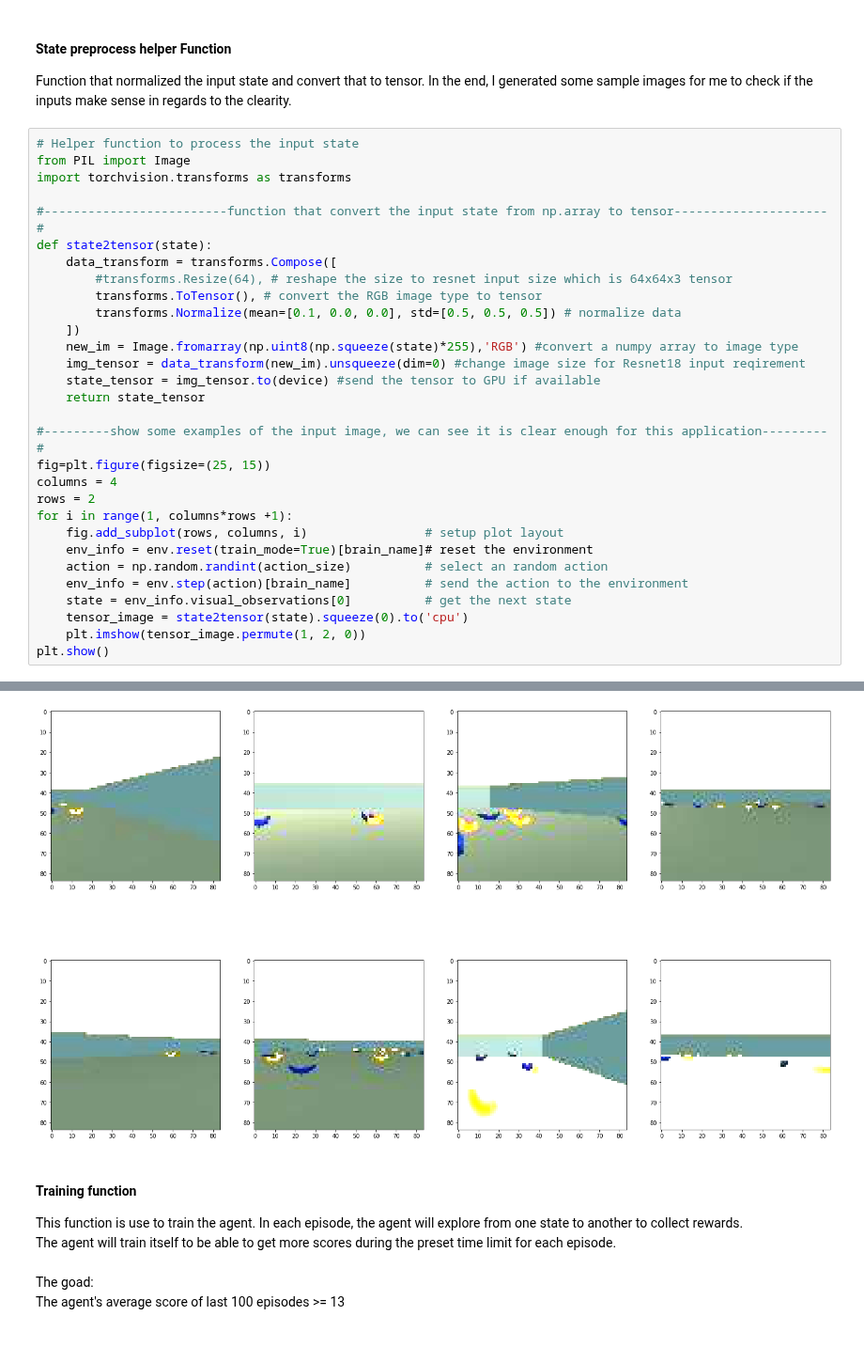
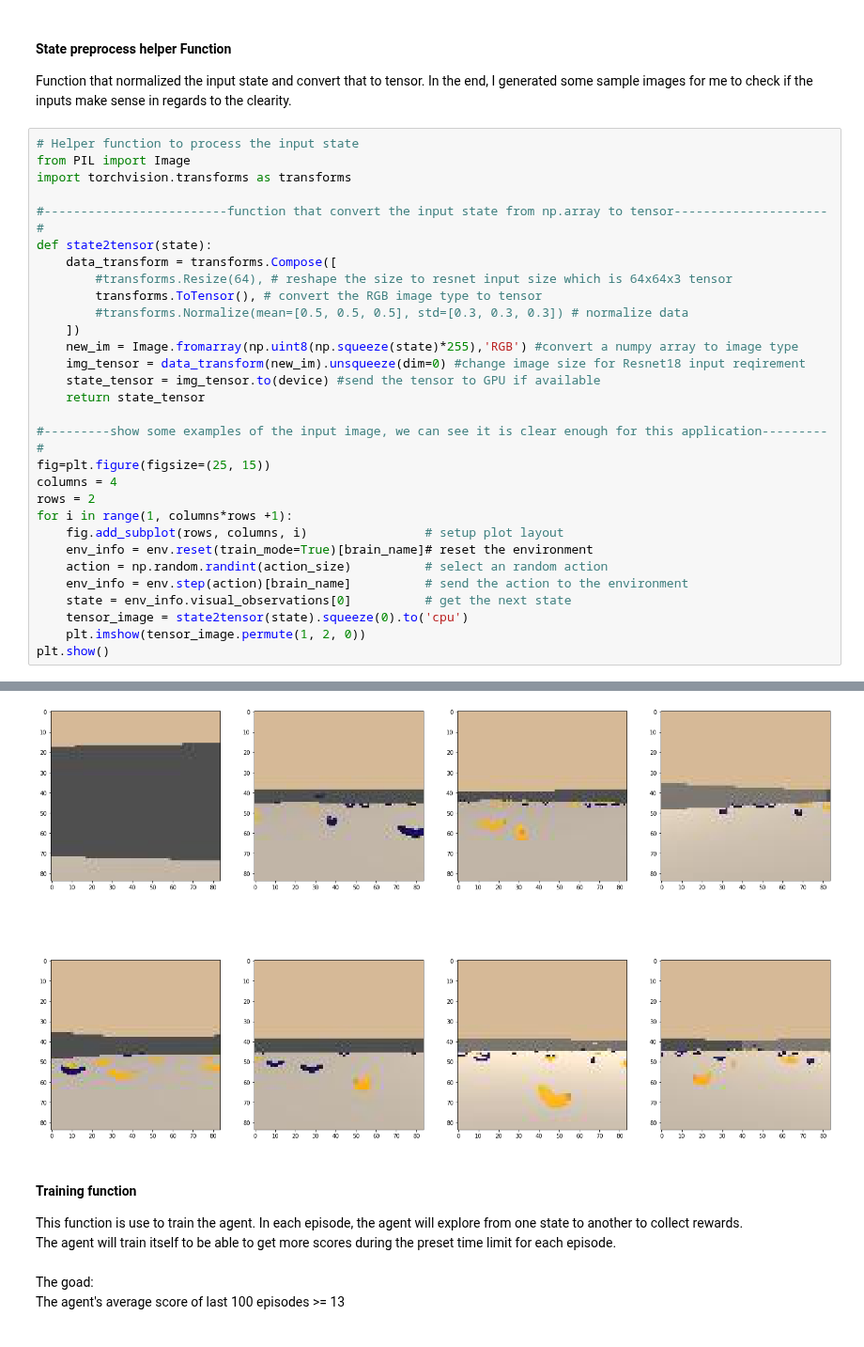
Before and after one commit to aanrran/deep-reinforcement-learning, a Jupyter notebook: p1_navigation/Navigation_Pixels.ipynb, the cells around one changed output, grey strips where cells are left out. Shown at 94% size. Drawn from its saved outputs; the diff is of its cells as text.

```diff
--- a/p1_navigation/Navigation_Pixels.ipynb
+++ b/p1_navigation/Navigation_Pixels.ipynb
@@ -384,7 +384,7 @@ def state2tensor(state):
     data_transform = transforms.Compose([
         #transforms.Resize(64), # reshape the size to resnet input size which is 64x64x3 tensor
         transforms.ToTensor(), # convert the RGB image type to tensor
-        transforms.Normalize(mean=[0.1, 0.0, 0.0], std=[0.5, 0.5, 0.5]) # normalize data
+        #transforms.Normalize(mean=[0.5, 0.5, 0.5], std=[0.3, 0.3, 0.3]) # normalize data
     ])
     new_im = Image.fromarray(np.uint8(np.squeeze(state)*255),'RGB') #convert a numpy array to image type
     img_tensor = data_transform(new_im).unsqueeze(dim=0) #change image size for Resnet18 input reqirement
@@ -416,4 +408,4 @@ WARNING:matplotlib.image:Clipping input data to the valid range for imshow with
-[figure, old version]
+[figure, new version]
 # %% [markdown]
 #### Training function
 This function is use to train the agent. In each episode, the agent will explore from one state to another to collect rewards.\
```
Also changed, not shown: parts of 6 cells of this notebook.
